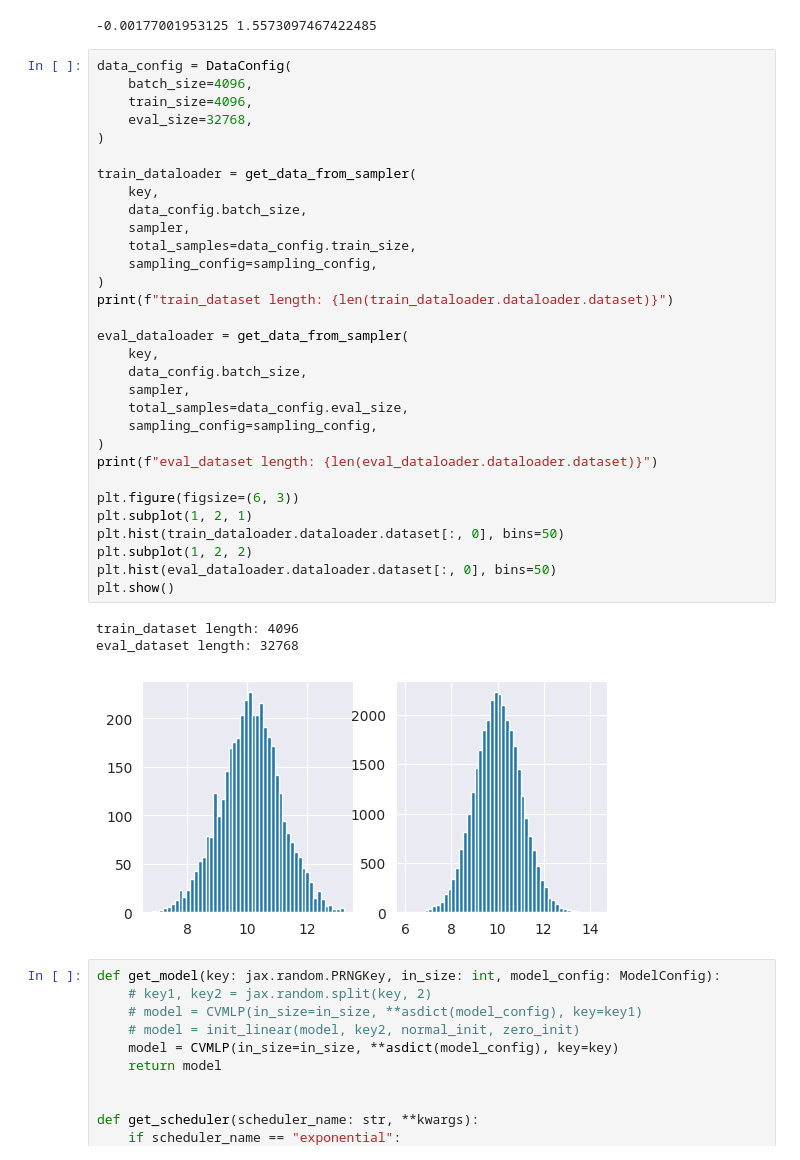
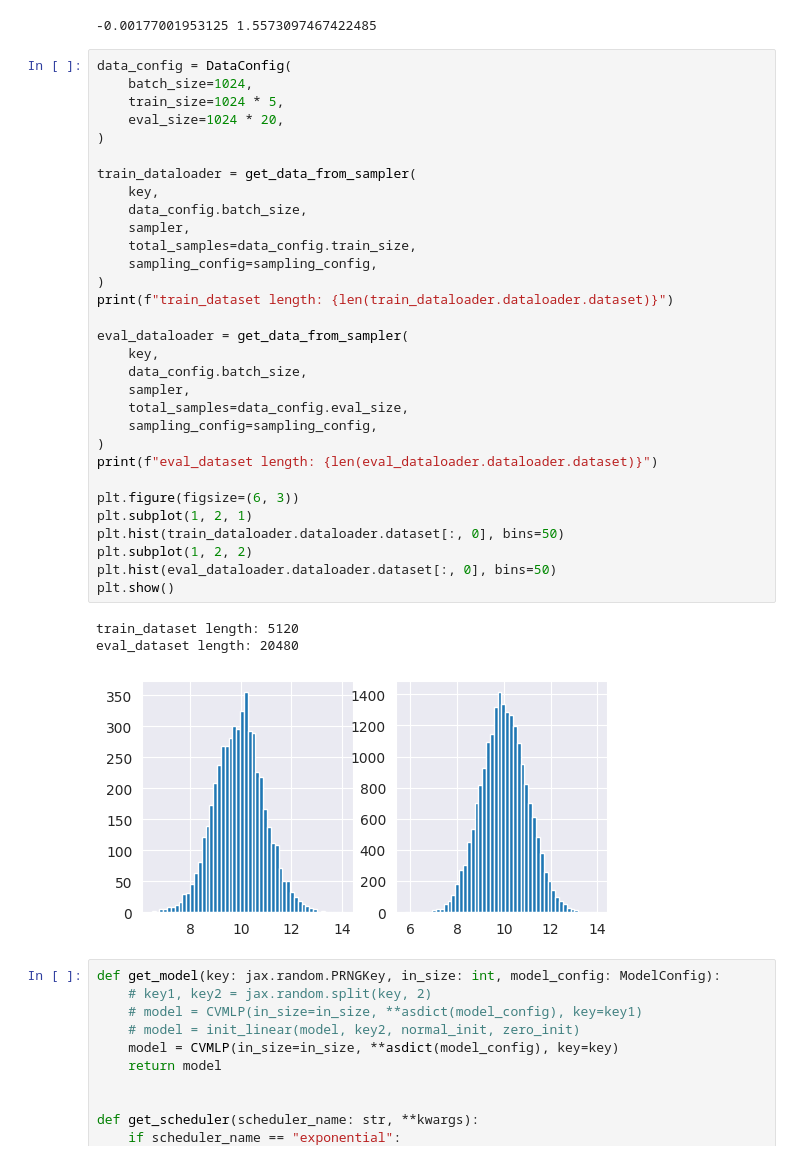
Before and after one commit to kkorolev1/mcmc-control-variates, a Jupyter notebook: diffcv.ipynb, the cells around one changed output. Cells and saved outputs as stored; diff of their text form.

```diff
--- a/diffcv.ipynb
+++ b/diffcv.ipynb
@@ -104,39 +104,39 @@ print(results["base"]["bias"], results["base"]["std"])
 -0.00177001953125 1.5573097467422485
 # %%
 data_config = DataConfig(
-    batch_size=4096,
-    train_size=4096,
-    eval_size=32768,
+    batch_size=1024,
+    train_size=1024 * 5,
+    eval_size=1024 * 20,
 )
 
 train_dataloader = get_data_from_sampler(
     key,
     data_config.batch_size,
     sampler,
     total_samples=data_config.train_size,
     sampling_config=sampling_config,
 )
 print(f"train_dataset length: {len(train_dataloader.dataloader.dataset)}")
 
 eval_dataloader = get_data_from_sampler(
     key,
     data_config.batch_size,
     sampler,
     total_samples=data_config.eval_size,
     sampling_config=sampling_config,
 )
 print(f"eval_dataset length: {len(eval_dataloader.dataloader.dataset)}")
 
 plt.figure(figsize=(6, 3))
 plt.subplot(1, 2, 1)
 plt.hist(train_dataloader.dataloader.dataset[:, 0], bins=50)
 plt.subplot(1, 2, 2)
 plt.hist(eval_dataloader.dataloader.dataset[:, 0], bins=50)
 plt.show()
 # %% [output]
-train_dataset length: 4096
-eval_dataset length: 32768
+train_dataset length: 5120
+eval_dataset length: 20480
-[figure, old version]
+[figure, new version]
 # %%
 def get_model(key: jax.random.PRNGKey, in_size: int, model_config: ModelConfig):
     # key1, key2 = jax.random.split(key, 2)
```
Also changed, not shown: parts of 11 cells of this notebook, 3 other files.
